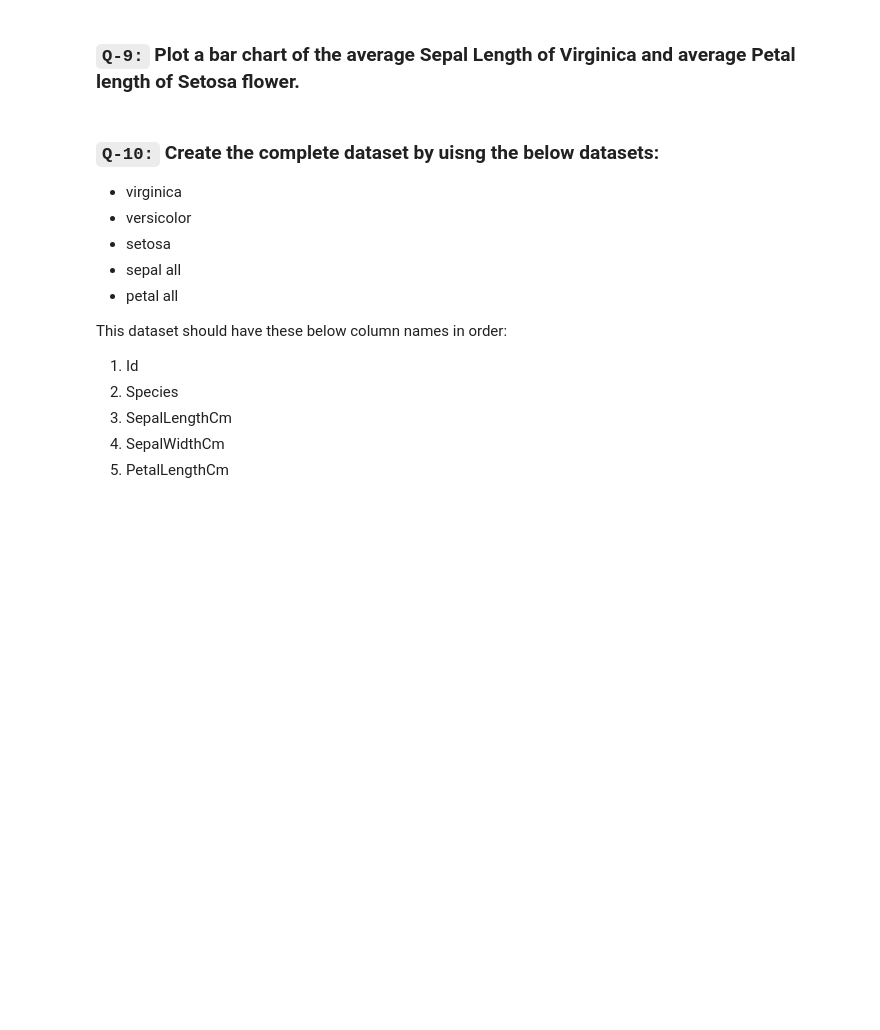
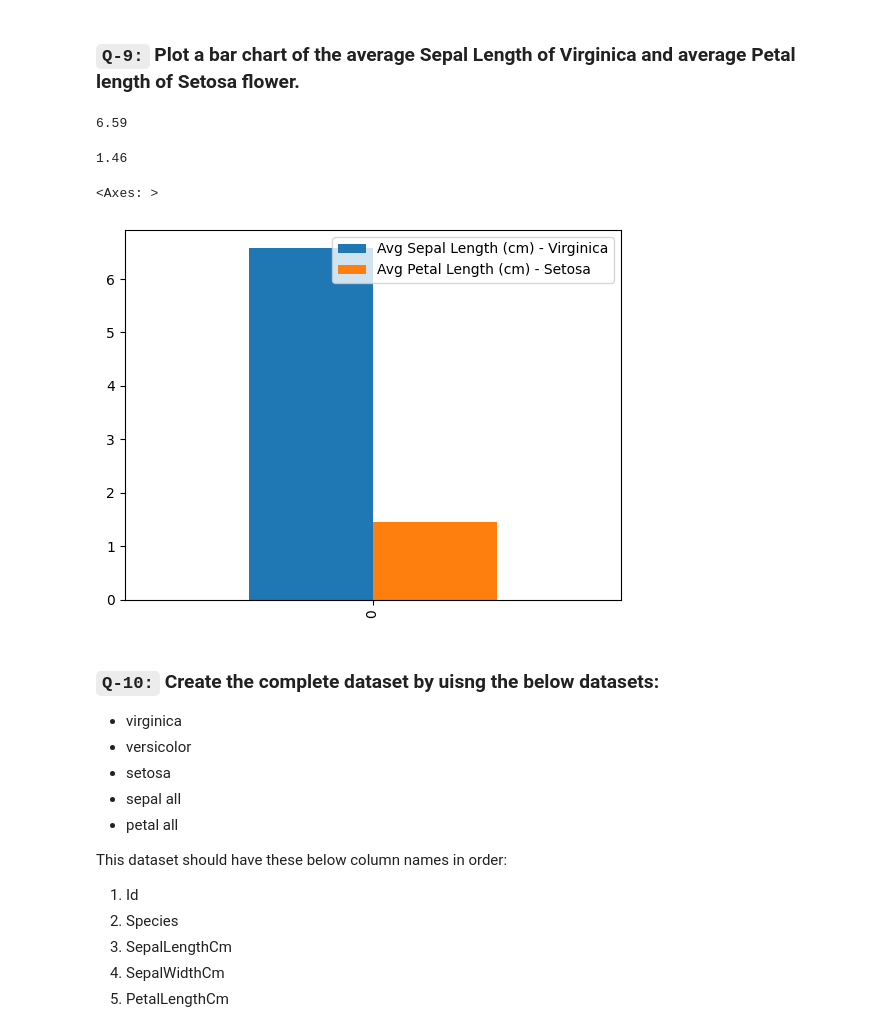
Before and after one commit to rishabhk1501/Data-Analytics-Tasks, a Jupyter notebook: session_20_task_soln.ipynb, the cells around one changed output. Cells and saved outputs as stored; diff of their text form; code cells hidden in the pictures; blank space fills up the shorter version.

```diff
--- a/session_20_task_soln.ipynb
+++ b/session_20_task_soln.ipynb
@@ -493,3 +493,9 @@ petal_all = pd.read_csv("https://docs.google.com/spreadsheets/d/e/2PACX-1vQinLXS
 virginica = pd.read_csv("https://docs.google.com/spreadsheets/d/e/2PACX-1vSK39MwduGPHYNgw5yViezoLYCVDKMCWIHzjnt3GZNaxHPFOQLr2q6no_tyqTsOk-VfXleslfGVe9eJ/pub?gid=314231613&single=true&output=csv")
 versicolor = pd.read_csv("https://docs.google.com/spreadsheets/d/e/2PACX-1vTcSFgLnabqIrgIc5WlwvnbbvyyJsgZjR-0E0-4TR-5aHgv_0EP6yNWglkkls3AXM2qHCR5VYzWCoTM/pub?gid=715607857&single=true&output=csv")
 setosa = pd.read_csv("https://docs.google.com/spreadsheets/d/e/2PACX-1vSjqJpdgy2X_oDUUqQ0sSaFKqnnf8MYU4KgJSYgHaHmq0Wb1weMOsJXh-rICHmkLcaTkOwzMYLeh959/pub?gid=2003684803&single=true&output=csv")
+# %%
+sepal_all.drop(columns='Unnamed: 0',inplace=True)
+# %%
+petal_all.drop(columns='Unnamed: 0',inplace=True)
+# %%
+virginica.drop(columns='Unnamed: 0',inplace=True)
@@ -495,0 +504,2 @@ setosa = pd.read_csv("https://docs.google.com/spreadsheets/d/e/2PACX-1vSjqJpdgy2
+# %%
+setosa.drop(columns='Unnamed: 0',inplace=True)
@@ -500,3 +544,20 @@ setosa = pd.read_csv("https://docs.google.com/spreadsheets/d/e/2PACX-1vSjqJpdgy2
+# %%
+round(virginica.merge(sepal_all,how='inner',on='Id')['SepalLengthCm'].mean(),2)
+# %% [output]
+6.59
+# %%
+round(setosa.merge(petal_all,how='inner',on='Id')['PetalLengthCm'].mean(),2)
+# %% [output]
+1.46
+# %%
+df = pd.DataFrame(index=[0], columns=['Avg Sepal Length (cm) - Virginica', 'Avg Petal Length (cm) - Setosa'])
+df['Avg Sepal Length (cm) - Virginica'] = round(virginica.merge(sepal_all,how='inner',on='Id')['SepalLengthCm'].mean(),2)
+df['Avg Petal Length (cm) - Setosa'] = round(setosa.merge(petal_all,how='inner',on='Id')['PetalLengthCm'].mean(),2)
+
+df.plot(kind='bar')
+# %% [output]
+<Axes: >
+[figure, added]
 # %% [markdown]
 ### `Q-10:` Create the complete dataset by uisng the below datasets:
 - virginica
```
Also changed, not shown: parts of 14 cells of this notebook.
